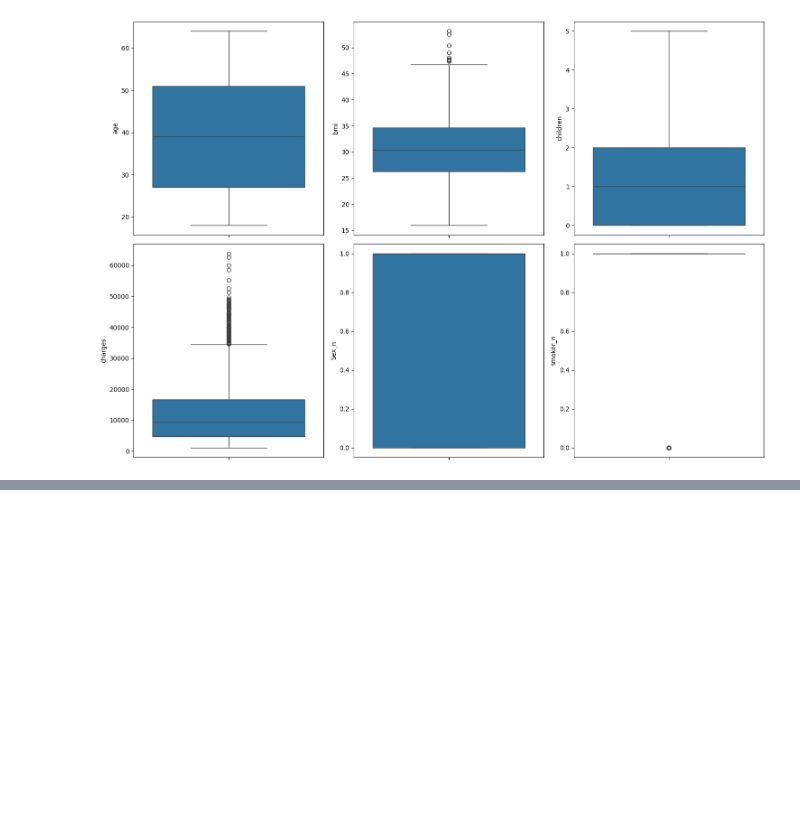
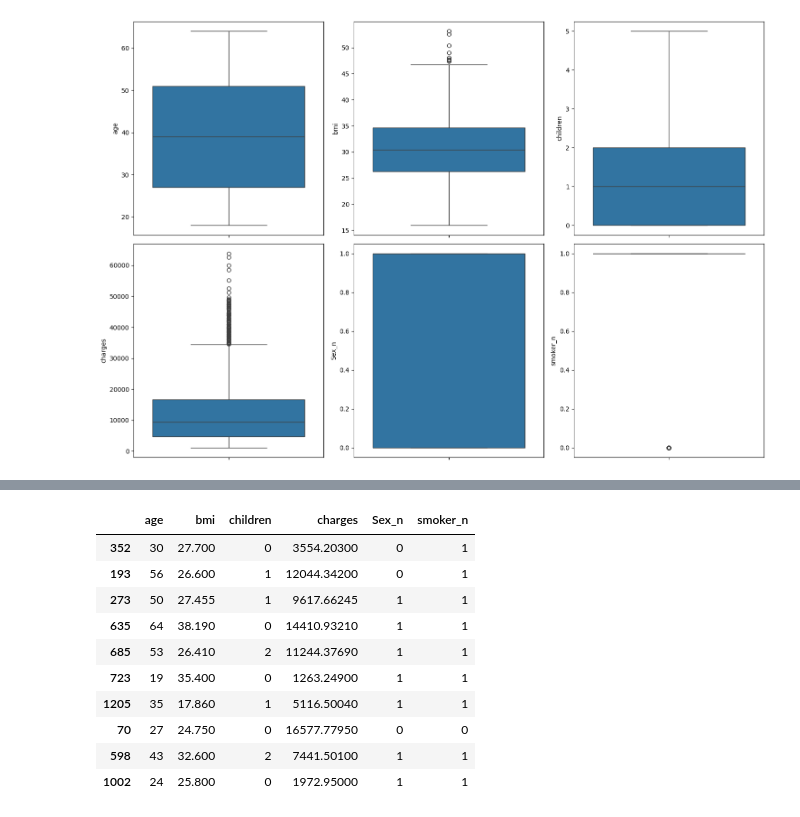
Before and after one commit to emilceinfante/Regresion_Lineal, a Jupyter notebook: explore 2.ipynb, the cells around one changed output, grey strips where cells are left out. Saved outputs shown, nothing was run; the diff lists cells and outputs as text; code cells hidden in the pictures; blank space fills up the shorter version.

```diff
--- a/explore 2.ipynb
+++ b/explore 2.ipynb
@@ -236,0 +283,15 @@ plt.show()
+# %%
+dataset_seg.drop(["sex", "smoker"], axis=1, inplace=True)
+dataset_seg.sample(10)
+# %% [output]
+|  | age | bmi | children | charges | Sex_n | smoker_n |
+| 352 | 30 | 27.700 | 0 | 3554.20300 | 0 | 1 |
+| 193 | 56 | 26.600 | 1 | 12044.34200 | 0 | 1 |
+| 273 | 50 | 27.455 | 1 | 9617.66245 | 1 | 1 |
+| 635 | 64 | 38.190 | 0 | 14410.93210 | 1 | 1 |
+| 685 | 53 | 26.410 | 2 | 11244.37690 | 1 | 1 |
+| 723 | 19 | 35.400 | 0 | 1263.24900 | 1 | 1 |
+| 1205 | 35 | 17.860 | 1 | 5116.50040 | 1 | 1 |
+| 70 | 27 | 24.750 | 0 | 16577.77950 | 0 | 0 |
+| 598 | 43 | 32.600 | 2 | 7441.50100 | 1 | 1 |
+| 1002 | 24 | 25.800 | 0 | 1972.95000 | 1 | 1 |
```
Also changed, not shown: parts of 17 cells of this notebook, 2 other files.
